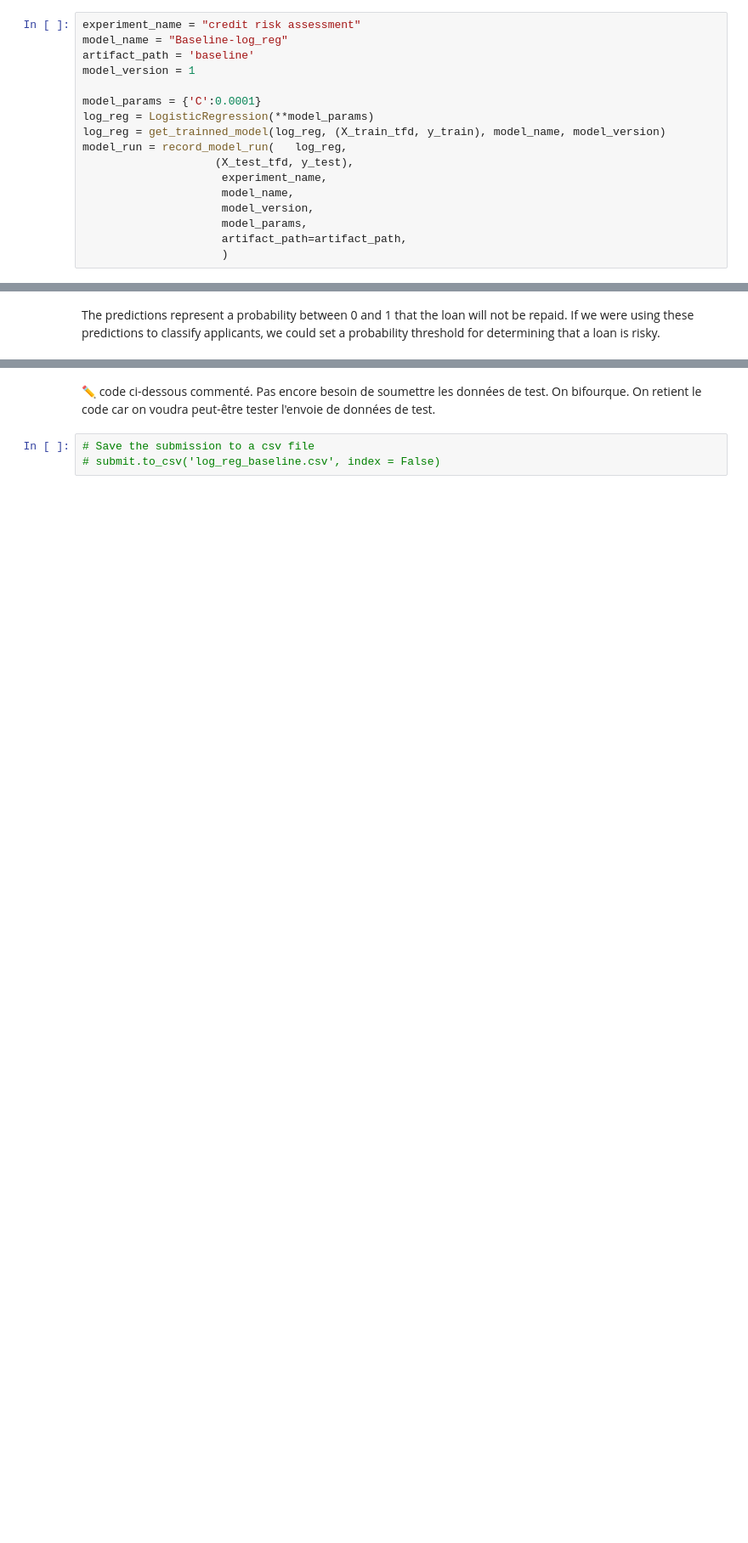
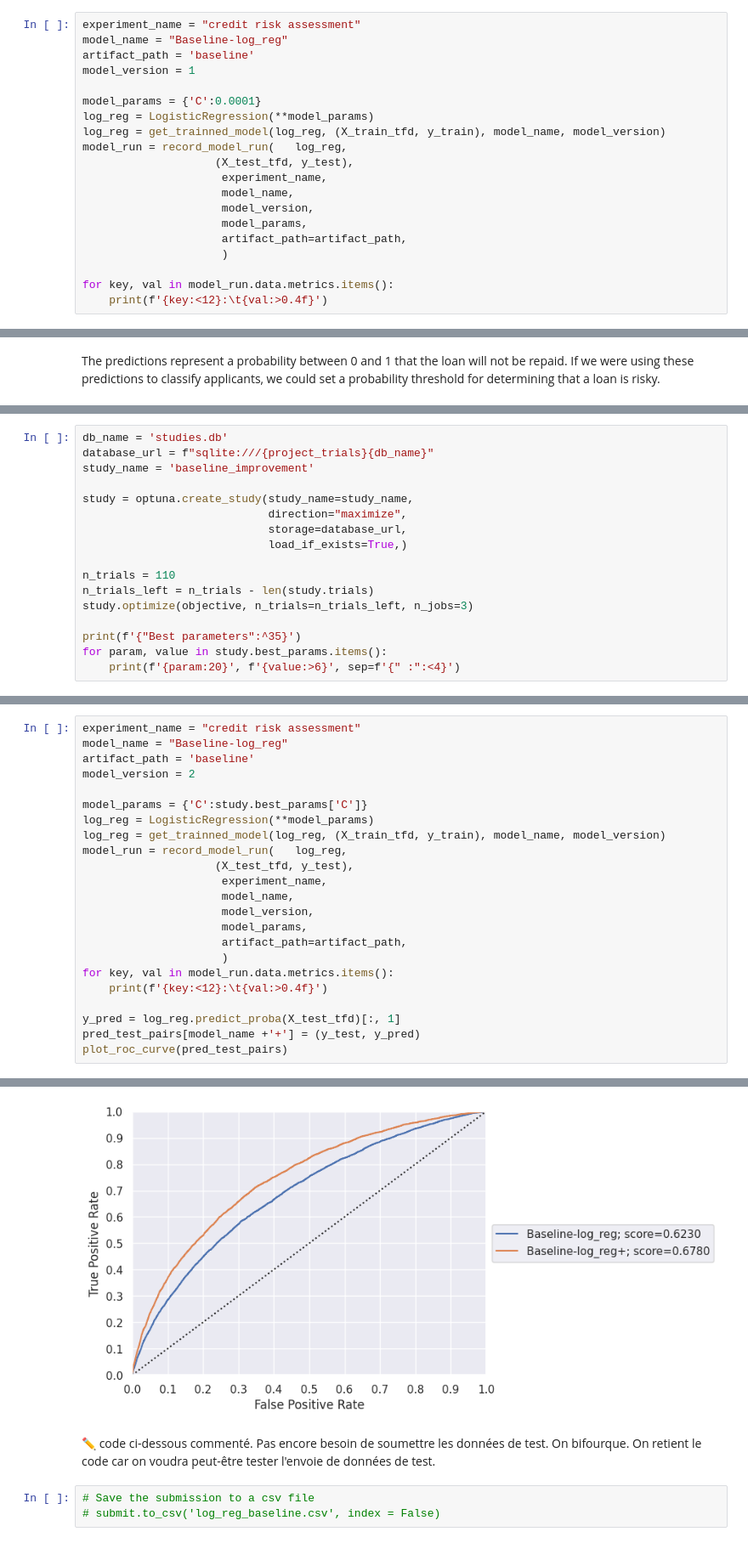
Before and after one commit to nicolascuervo/CreditScoring, a Jupyter notebook: notebooks/CUERVO_Nicolas_2_notebook_modélisation_092024.ipynb, the cells around one changed output, grey strips where cells are left out. Shown at 85% size. Drawn from its saved outputs; the diff is of its cells as text; blank space fills up the shorter version.

```diff
--- a/notebooks/CUERVO_Nicolas_2_notebook_modélisation_092024.ipynb
+++ b/notebooks/CUERVO_Nicolas_2_notebook_modélisation_092024.ipynb
@@ -1300,4 +1161,7 @@ model_run = record_model_run(   log_reg,
                      model_params,
                      artifact_path=artifact_path,
                      )
+
+for key, val in model_run.data.metrics.items():
+    print(f'{key:<12}:\t{val:>0.4f}')
 # %% [output]
@@ -1334,0 +1235,17 @@ The predictions represent a probability between 0 and 1 that the loan will not b
+# %%
+db_name = 'studies.db'
+database_url = f"sqlite:///{project_trials}{db_name}"
+study_name = 'baseline_improvement'
+
+study = optuna.create_study(study_name=study_name,
+                            direction="maximize",
+                            storage=database_url,
+                            load_if_exists=True,)
+
+n_trials = 110
+n_trials_left = n_trials - len(study.trials)
+study.optimize(objective, n_trials=n_trials_left, n_jobs=3)
+
+print(f'{"Best parameters":^35}')
+for param, value in study.best_params.items():
+    print(f'{param:20}', f'{value:>6}', sep=f'{" :":<4}')
@@ -1334,0 +1259,24 @@ The predictions represent a probability between 0 and 1 that the loan will not b
+# %%
+experiment_name = "credit risk assessment"
+model_name = "Baseline-log_reg"
+artifact_path = 'baseline'
+model_version = 2
+
+model_params = {'C':study.best_params['C']}
+log_reg = LogisticRegression(**model_params)
+log_reg = get_trainned_model(log_reg, (X_train_tfd, y_train), model_name, model_version)
+model_run = record_model_run(   log_reg,
+                    (X_test_tfd, y_test),
+                     experiment_name,
+                     model_name,
+                     model_version,
+                     model_params,
+                     artifact_path=artifact_path,
+                     )
+for key, val in model_run.data.metrics.items():
+    print(f'{key:<12}:\t{val:>0.4f}')
+
+y_pred = log_reg.predict_proba(X_test_tfd)[:, 1]
+pred_test_pairs[model_name +'+'] = (y_test, y_pred)
+plot_roc_curve(pred_test_pairs)
+# %% [output]
@@ -1335,3 +1286,4 @@ The predictions represent a probability between 0 and 1 that the loan will not b
+[figure, added]
 # %% [markdown]
 ✏️ code ci-dessous commenté. Pas encore besoin de soumettre les données de test. On bifourque. On retient le code car on voudra peut-être tester l'envoie de données de test.
 # %%
```
Also changed, not shown: parts of 22 cells of this notebook, 3 other files.
